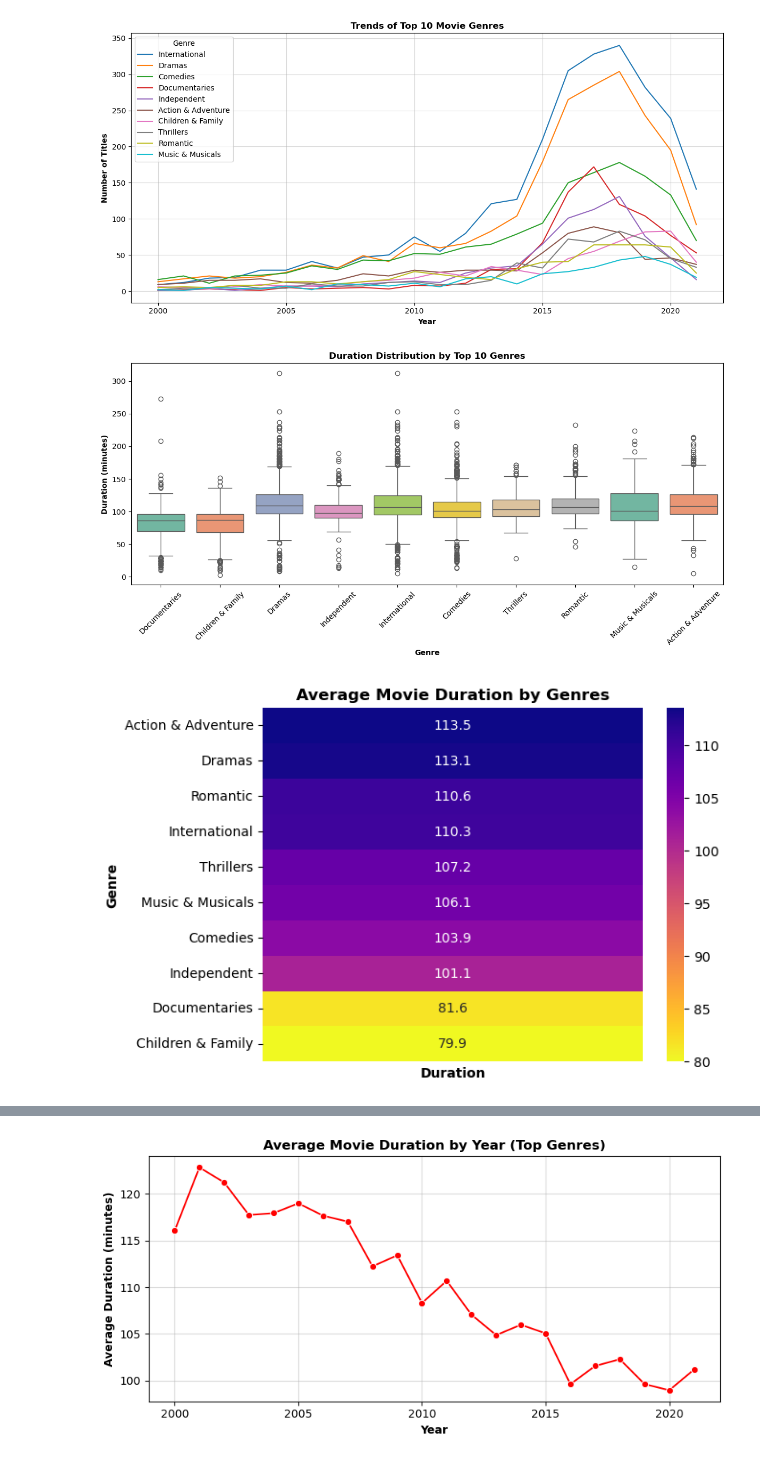
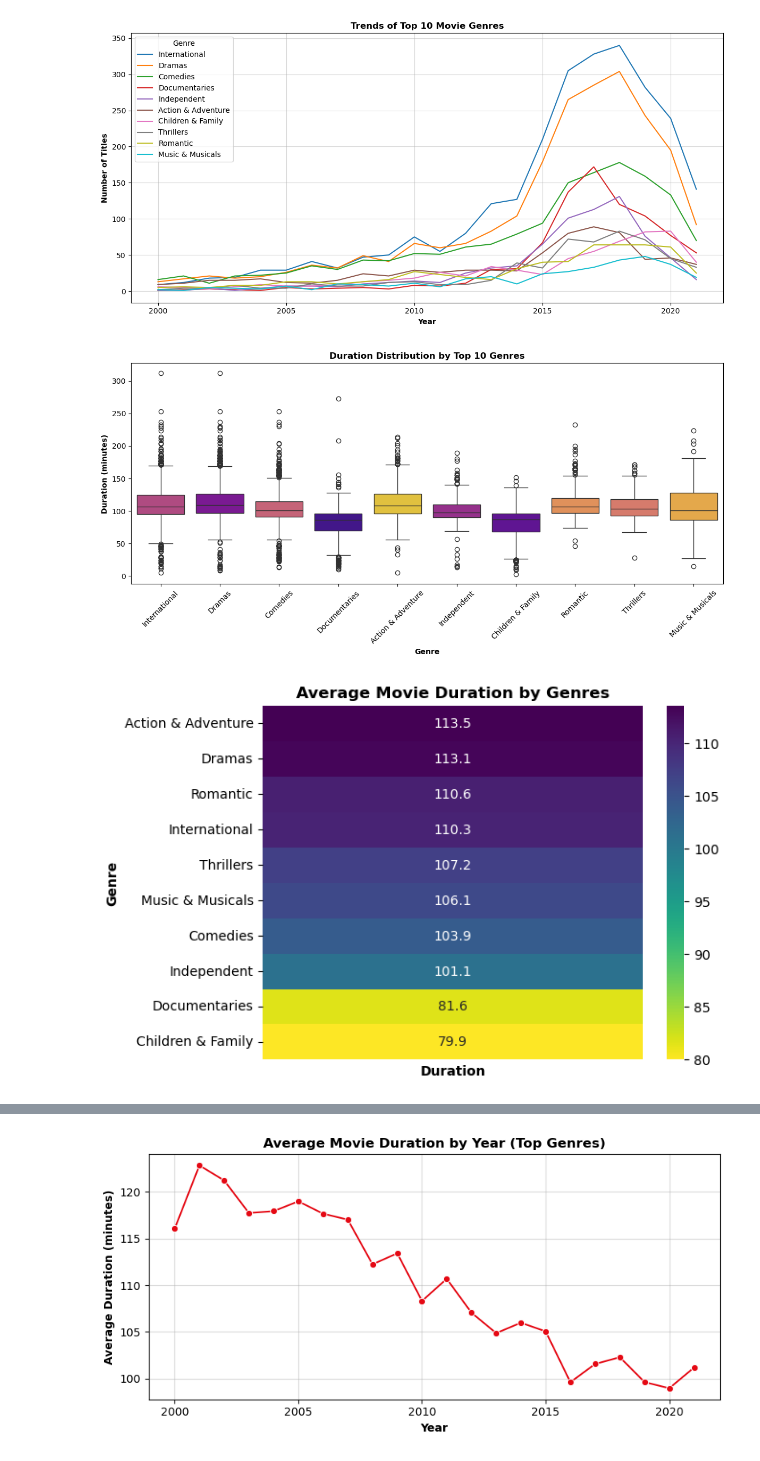
Before and after one commit to berkaygirgin/netflix-data-analysis, a Jupyter notebook: notebook/netflix_analysis.ipynb, the cells around one changed output, grey strips where cells are left out. Cells and saved outputs as stored; diff of their text form; code cells hidden in the pictures.

Commit message:
Update notebook: Data Visualization

```diff
--- a/notebook/netflix_analysis.ipynb
+++ b/notebook/netflix_analysis.ipynb
@@ -138,9 +138,14 @@ netflix.shape
 # %%
 netflix["duration"] = netflix["duration"].str.replace(" min", "", regex=False)
 netflix["duration"] = netflix["duration"].str.replace(r" Seasons?", "", regex=True).astype("int")
+
 netflix["genre"] = netflix["genre"].str.replace(" Movies", "", regex=False)
 netflix["genre"] = netflix["genre"].str.replace(" TV Shows|TV|'", "", regex=True)
 netflix["genre"] = netflix["genre"].str.split(", ")
+
+netflix["date_added"] = netflix["date_added"].str.strip()
+netflix["date_added"] = pd.to_datetime(netflix["date_added"], format="%B %d, %Y", errors="coerce")
+netflix["month"] = netflix["date_added"].dt.month
 # %% [markdown]
 ___
 # %% [markdown]
@@ -185,3 +177,25 @@ plt.tight_layout()
 plt.show()
 # %% [output]
 [figure]
+# %%
+def season(month):
+    if month in [12, 1, 2]:
+        return "Winter"
+    elif month in [3, 4, 5]:
+        return "Spring"
+    elif month in [6, 7, 8]:
+        return "Summer"
+    elif month in [9, 10, 11]:
+        return "Autumn"
+
+netflix["Season"] = netflix["month"].apply(season)
+
+season_by_year = netflix[netflix["year"] >= 2000]
+season_by_year = season_by_year.pivot_table(index="Season", columns="year", values="title", aggfunc="count")
+
+plt.figure(figsize=(12, 6))
+sns.heatmap(season_by_year.T, annot=True, fmt=".0f", cmap="viridis_r")
+plt.title("Seasonal Number of Titles Trend (2000-2021)", fontsize=12, fontweight="bold")
+plt.xlabel("Season", fontsize=10, fontweight="bold")
+plt.ylabel("Year", fontsize=10, fontweight="bold")
+plt.show()
@@ -278,7 +294,7 @@ plt.show()
 duration_by_genre = movies_exploded[movies_exploded["genre"].isin(top_movie_genres)][["genre", "duration"]]
 
 plt.figure(figsize=(12, 6))
-sns.boxplot(data=duration_by_genre, x="genre", y="duration", hue="genre", palette="Set2")
+sns.boxplot(data=duration_by_genre, x="genre", y="duration", hue="genre", palette="plasma", order=top_movie_genres)
 plt.title("Duration Distribution by Top 10 Genres", fontsize=12, fontweight="bold")
 plt.xlabel("Genre", fontsize=10, fontweight="bold")
 plt.ylabel("Duration (minutes)", fontsize=10, fontweight="bold")
@@ -286,18 +302,18 @@ plt.xticks(rotation=45)
 plt.tight_layout()
 plt.show()
 # %% [output]
-[figure, old version]
+[figure, new version]
 # %%
 data = movies_exploded[movies_exploded["genre"].isin(top_movie_genres)]
 duration_mean_by_genre = data.pivot_table(index="genre", values="duration", aggfunc="mean").sort_values(by="duration", ascending=False)
 
-sns.heatmap(duration_mean_by_genre, annot=True, fmt=".1f", xticklabels="", cmap="plasma_r")
+sns.heatmap(duration_mean_by_genre, annot=True, fmt=".1f", xticklabels="", cmap="viridis_r")
 plt.title("Average Movie Duration by Genres", fontsize=12, fontweight="bold")
 plt.xlabel("Duration", fontsize=10, fontweight="bold")
 plt.ylabel("Genre", fontsize=10, fontweight="bold")
 plt.show()
 # %% [output]
-[figure, old version]
+[figure, new version]
 # %%
 less_than_one_hour = 60
 one_to_one_half_hour = 90
```
Also changed, not shown: parts of 12 cells of this notebook.
